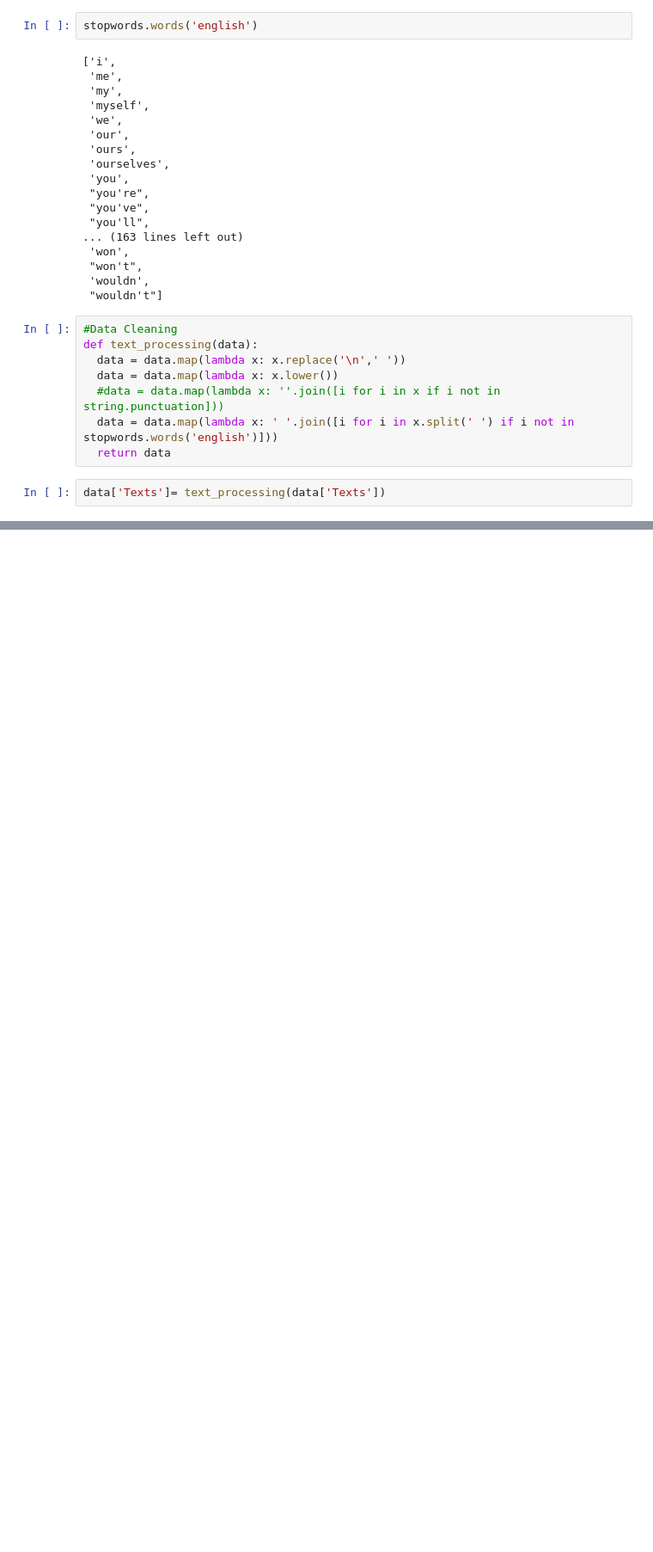
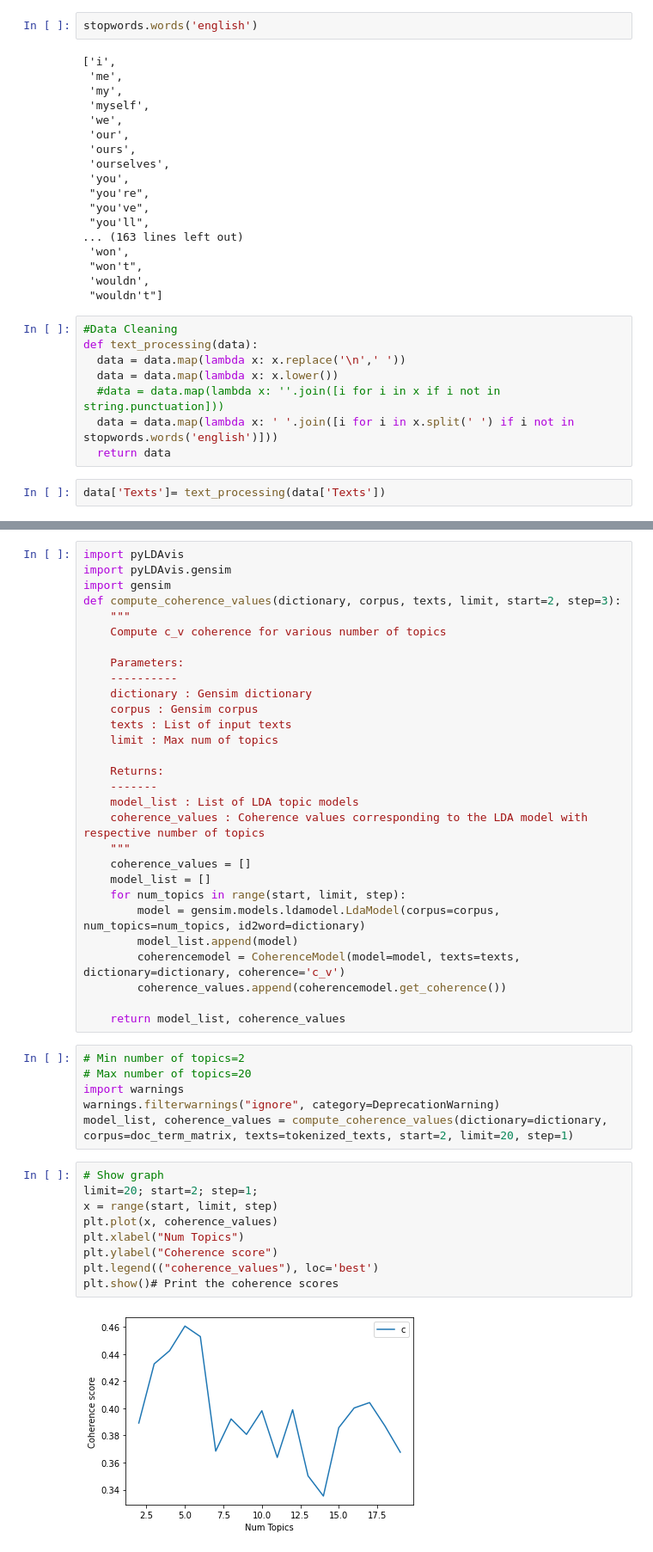
Before and after one commit to Priyabrat845/Topic-Modeling-on-News-Articles, a Jupyter notebook: Topic_modeling_of_news_articles.ipynb, the cells around one changed output, grey strips where cells are left out. Shown: that part at 86% size. Drawn from its saved outputs; the diff is of its cells as text; blank space fills up the shorter version.

```diff
--- a/Topic_modeling_of_news_articles.ipynb
+++ b/Topic_modeling_of_news_articles.ipynb
@@ -336,0 +459,46 @@ tokenized[:10]
+# %%
+import pyLDAvis
+import pyLDAvis.gensim
+import gensim
+def compute_coherence_values(dictionary, corpus, texts, limit, start=2, step=3):
+    """
+    Compute c_v coherence for various number of topics
+
+    Parameters:
+    ----------
+    dictionary : Gensim dictionary
+    corpus : Gensim corpus
+    texts : List of input texts
+    limit : Max num of topics
+
+    Returns:
+    -------
+    model_list : List of LDA topic models
+    coherence_values : Coherence values corresponding to the LDA model with respective number of topics
+    """
+    coherence_values = []
+    model_list = []
+    for num_topics in range(start, limit, step):
+        model = gensim.models.ldamodel.LdaModel(corpus=corpus, num_topics=num_topics, id2word=dictionary)
+        model_list.append(model)
+        coherencemodel = CoherenceModel(model=model, texts=texts, dictionary=dictionary, coherence='c_v')
+        coherence_values.append(coherencemodel.get_coherence())
+
+    return model_list, coherence_values
+# %%
+# Min number of topics=2
+# Max number of topics=20
+import warnings
+warnings.filterwarnings("ignore", category=DeprecationWarning)
+model_list, coherence_values = compute_coherence_values(dictionary=dictionary, corpus=doc_term_matrix, texts=tokenized_texts, start=2, limit=20, step=1)
+# %%
+# Show graph
+limit=20; start=2; step=1;
+x = range(start, limit, step)
+plt.plot(x, coherence_values)
+plt.xlabel("Num Topics")
+plt.ylabel("Coherence score")
+plt.legend(("coherence_values"), loc='best')
+plt.show()# Print the coherence scores
+# %% [output]
+[figure, added]
```
Also changed, not shown: parts of 68 cells of this notebook.
